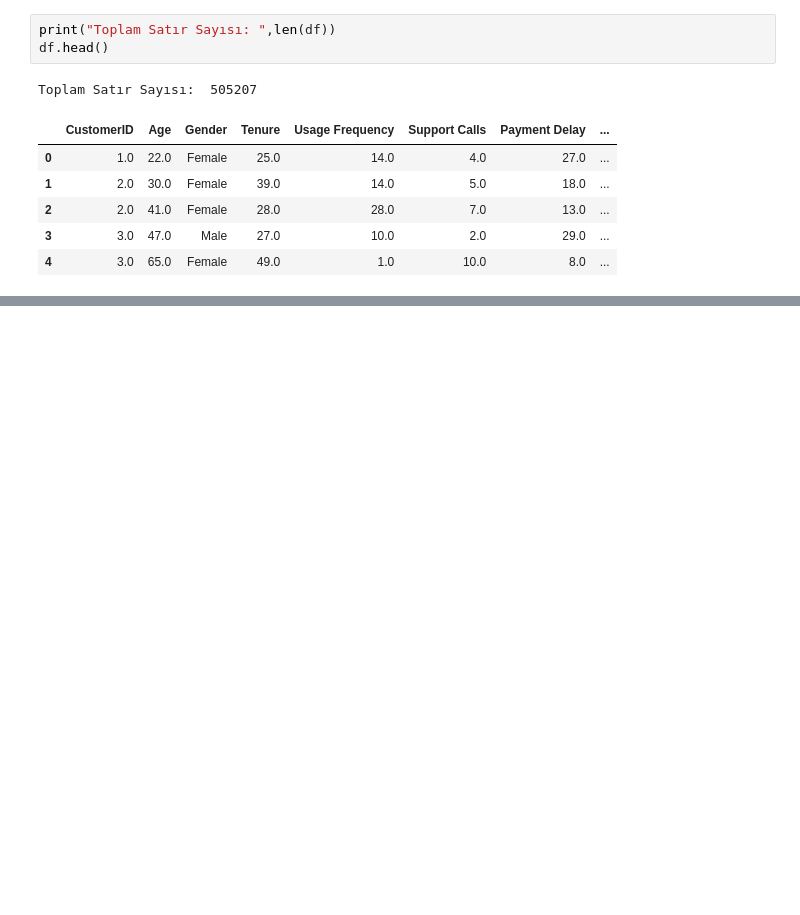
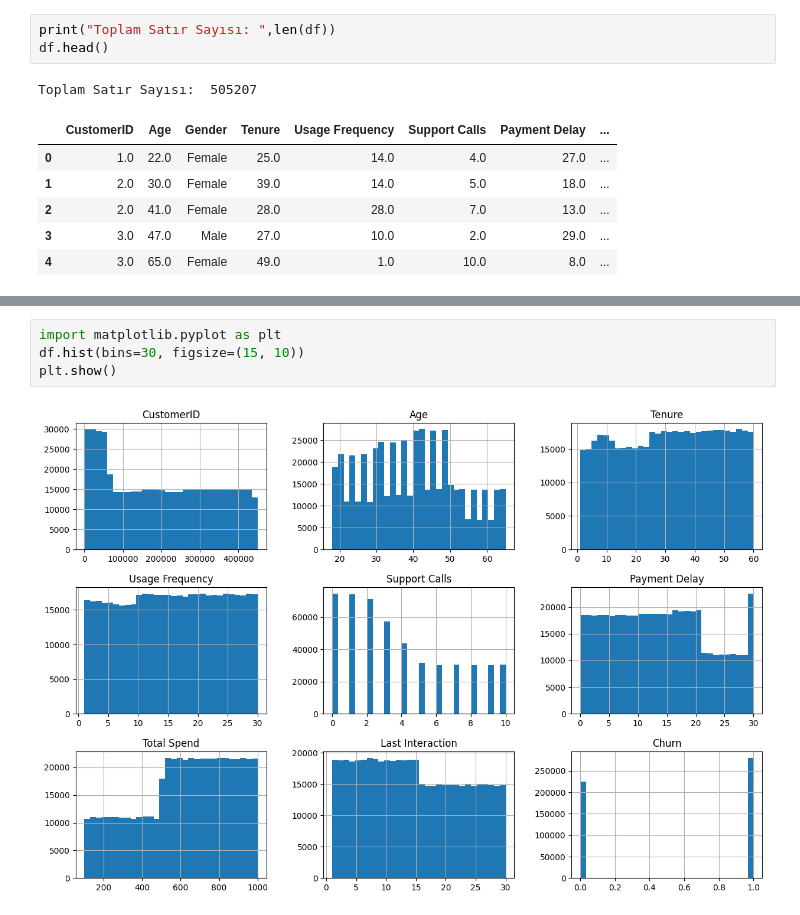
Before and after one commit to aekaba/Customer-Churn-Prediction-with-AI, a Jupyter notebook: CustomerChurnAnalysis.ipynb, the cells around one changed output, grey strips where cells are left out. Drawn from its saved outputs; the diff is of its cells as text; blank space fills up the shorter version.

```diff
--- a/CustomerChurnAnalysis.ipynb
+++ b/CustomerChurnAnalysis.ipynb
@@ -35,0 +58,6 @@ Toplam Satır Sayısı:  505207
+# %%
+import matplotlib.pyplot as plt
+df.hist(bins=30, figsize=(15, 10))
+plt.show()
+# %% [output]
+[figure, added]
```
Also changed, not shown: parts of 3 cells of this notebook.
